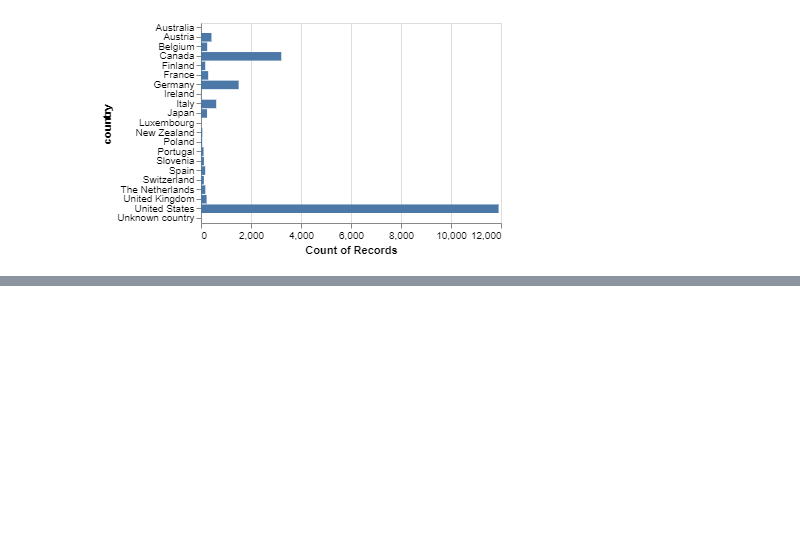
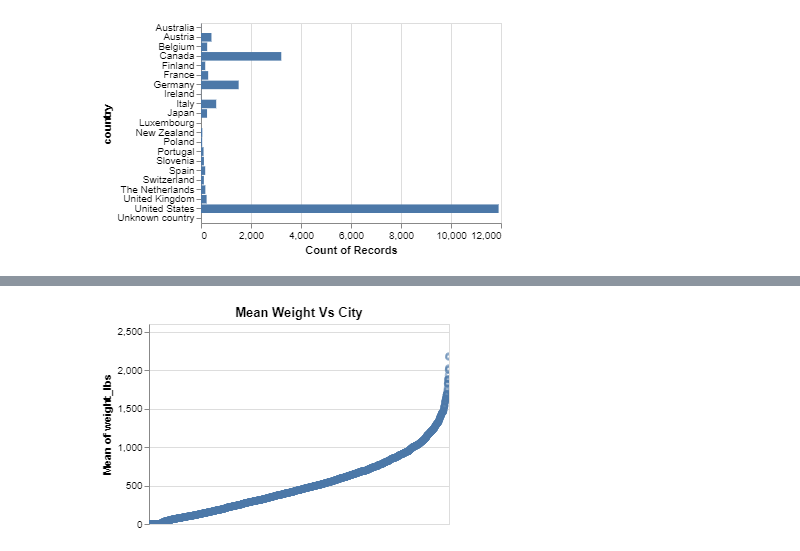
Before and after one commit to UBC-MDS/Giant_Pumpkins_Weight_Prediction, a Jupyter notebook: src/eda/pumpkin_eda.ipynb, the cells around one changed output, grey strips where cells are left out. Drawn from its saved outputs; the diff is of its cells as text; code cells hidden in the pictures; blank space fills up the shorter version.

```diff
--- a/src/eda/pumpkin_eda.ipynb
+++ b/src/eda/pumpkin_eda.ipynb
@@ -118,0 +187,14 @@ alt.Chart(train_df, title="Distribution of city").mark_point(
+# %%
+# avg weight by city
+city = (
+    alt.Chart(train_df, title="Mean Weight Vs City")
+    .mark_point(opacity=0.5, clip=True)
+    .encode(
+        y=alt.Y("mean(weight_lbs)", scale=alt.Scale(domain=(0, 2500))),
+        x=alt.X("city", axis=None, sort="y"),
+    )
+    .properties(width=300, height=200)
+)
+city
+# %% [output]
+[figure, added]
```
Also changed, not shown: parts of 15 cells of this notebook, 4 other files.
